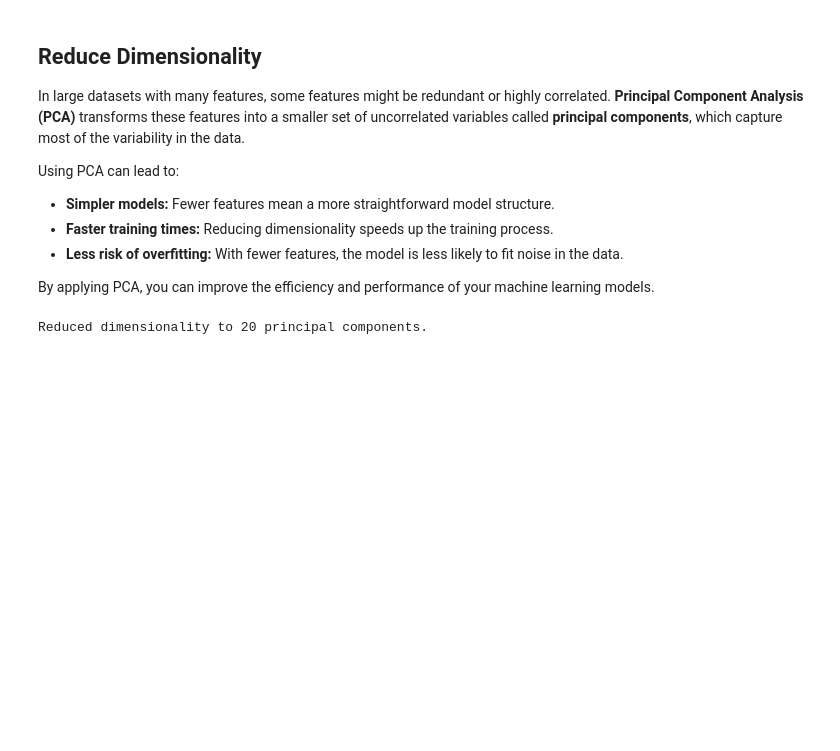
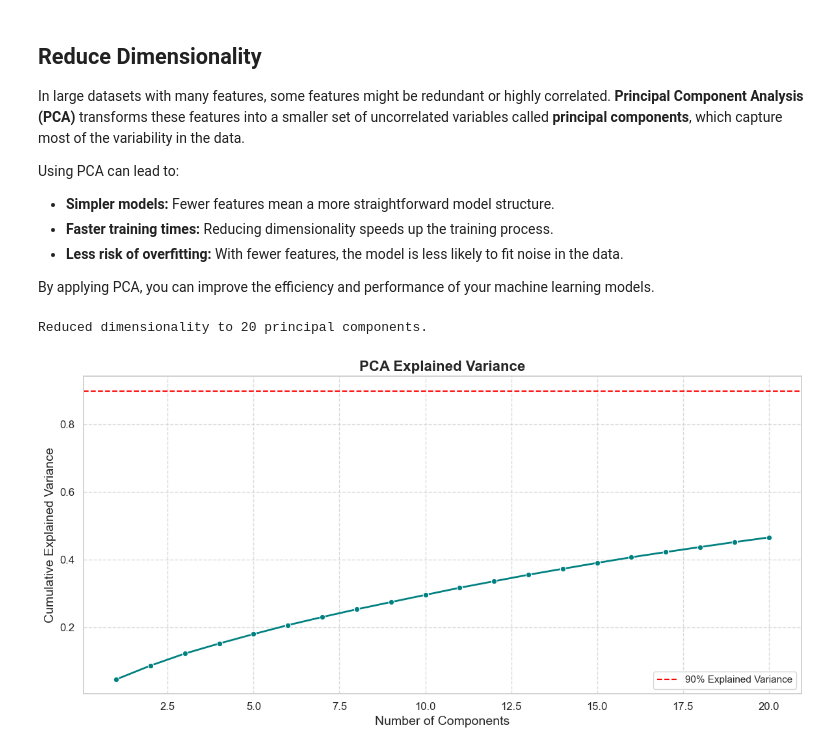
Before and after one commit to Amen-Zelealem/AlphaCare-Insurance-Analytics, a Jupyter notebook: notebooks/data_preparation.ipynb, the cells around one changed output. Saved outputs shown, nothing was run; the diff lists cells and outputs as text; code cells hidden in the pictures; blank space fills up the shorter version.

Commit message:
Enhance PCA Explained Variance Plot.

```diff
--- a/notebooks/data_preparation.ipynb
+++ b/notebooks/data_preparation.ipynb
@@ -443,3 +443,28 @@ X_pca = pca.fit_transform(X_scaled)  # Use scaled features
 print("Reduced dimensionality to 20 principal components.")
 # %% [output]
 Reduced dimensionality to 20 principal components.
+# %%
+# Set the style for seaborn
+sns.set(style="whitegrid")
+
+# Plot explained variance
+plt.figure(figsize=(12, 6))
+sns.lineplot(x=range(1, 21), y=np.cumsum(pca.explained_variance_ratio_), marker='o', color='teal', linewidth=2)
+
+# Customize the aesthetics
+plt.xlabel('Number of Components', fontsize=14)
+plt.ylabel('Cumulative Explained Variance', fontsize=14)
+plt.title('PCA Explained Variance', fontsize=16, fontweight='bold')
+plt.xticks(fontsize=12)
+plt.yticks(fontsize=12)
+plt.grid(True, linestyle='--', alpha=0.7)
+
+# Add a horizontal line for 90% explained variance
+plt.axhline(y=0.90, color='red', linestyle='--', label='90% Explained Variance')
+plt.legend()
+
+# Show the plot
+plt.tight_layout()
+plt.show()
+# %% [output]
+[figure, added]
```
